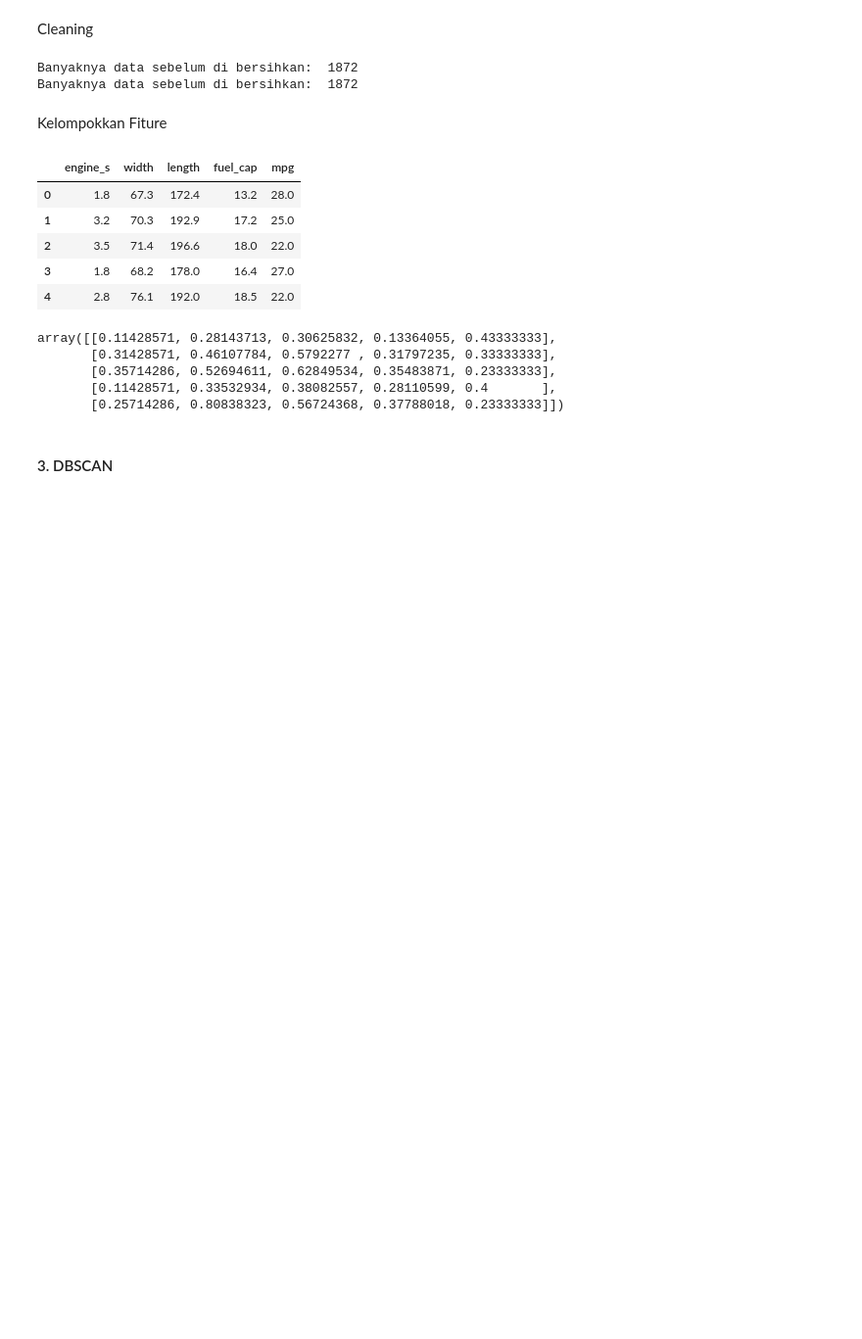
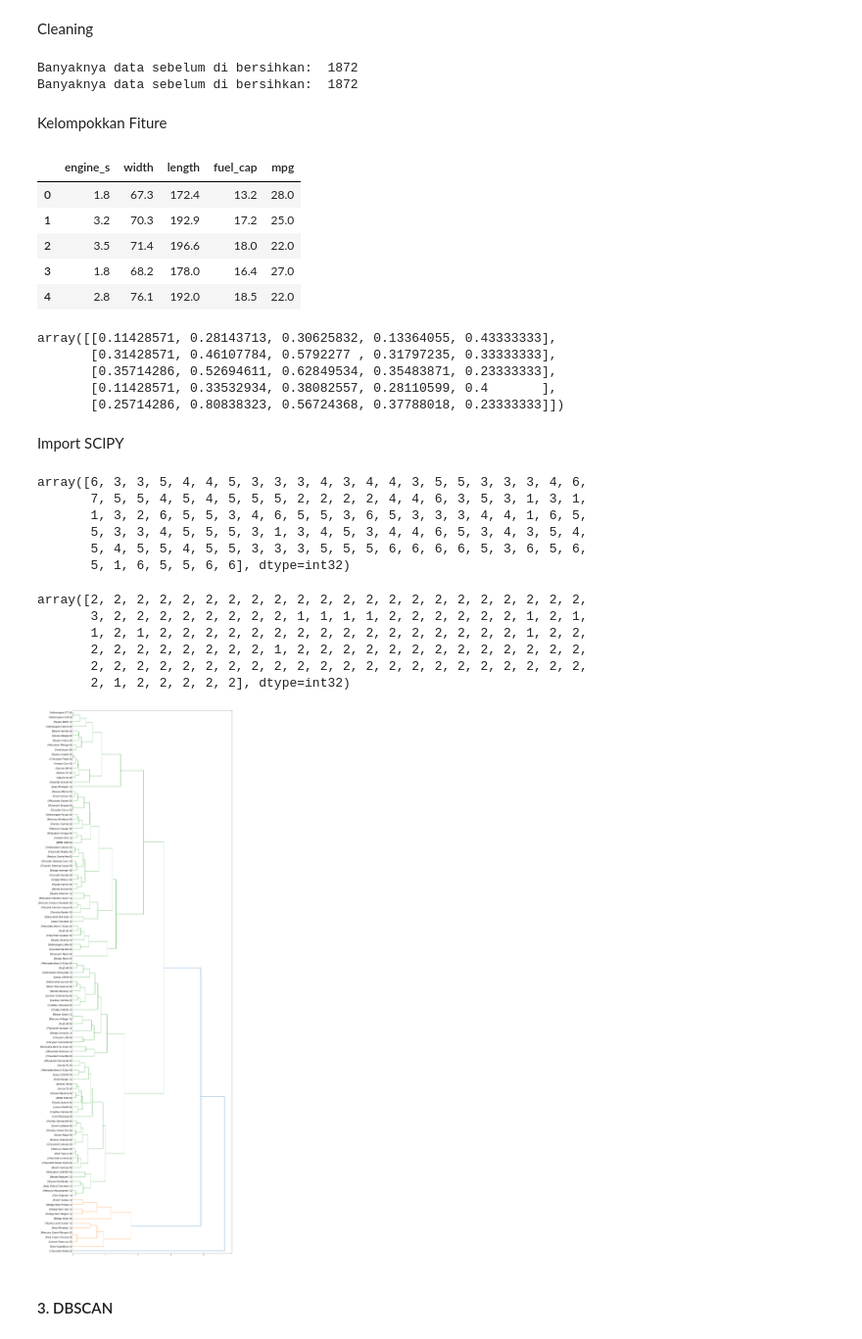
Before and after one commit to yuliusius1/metodelogi_data_science_b_repo, a Jupyter notebook: Pertemuan10/Clustering.ipynb, the cells around one changed output. Shown at 98% size. Drawn from its saved outputs; the diff is of its cells as text; code cells hidden in the pictures; blank space fills up the shorter version.

Commit message:
Update Clustering.ipynb
Show Dendrogram from dataHC

```diff
--- a/Pertemuan10/Clustering.ipynb
+++ b/Pertemuan10/Clustering.ipynb
@@ -175,5 +175,52 @@ array([[0.11428571, 0.28143713, 0.30625832, 0.13364055, 0.43333333],
        [0.35714286, 0.52694611, 0.62849534, 0.35483871, 0.23333333],
        [0.11428571, 0.33532934, 0.38082557, 0.28110599, 0.4       ],
        [0.25714286, 0.80838323, 0.56724368, 0.37788018, 0.23333333]])
+# %% [markdown]
+Import SCIPY
+# %%
+import scipy
+leng = fiture_minmax.shape[0]
+D = np.zeros([leng,leng])
+
+for i in range(leng):
+    for j in range(leng):
+        D[i,j] = scipy.spatial.distance.euclidean(fiture_minmax[i],fiture_minmax[j])
+# %%
+#Import Python Library
+import pylab
+import scipy.cluster.hierarchy as sch
+z = sch.linkage(D, method = 'complete')
+# %%
+from scipy.cluster.hierarchy import fcluster
+max_d = 3
+clusters = fcluster(z, max_d, criterion='distance')
+clusters
+# %% [output]
+array([6, 3, 3, 5, 4, 4, 5, 3, 3, 3, 4, 3, 4, 4, 3, 5, 5, 3, 3, 3, 4, 6,
+       7, 5, 5, 4, 5, 4, 5, 5, 5, 2, 2, 2, 2, 4, 4, 6, 3, 5, 3, 1, 3, 1,
+       1, 3, 2, 6, 5, 5, 3, 4, 6, 5, 5, 3, 6, 5, 3, 3, 3, 4, 4, 1, 6, 5,
+       5, 3, 3, 4, 5, 5, 5, 3, 1, 3, 4, 5, 3, 4, 4, 6, 5, 3, 4, 3, 5, 4,
+       5, 4, 5, 5, 4, 5, 5, 3, 3, 3, 5, 5, 5, 6, 6, 6, 6, 5, 3, 6, 5, 6,
+       5, 1, 6, 5, 5, 6, 6], dtype=int32)
+# %%
+# Kembali Menggunakan FCluster
+k = 3
+clusters_new = fcluster(z, k, criterion='maxclust')
+clusters_new
+# %% [output]
+array([2, 2, 2, 2, 2, 2, 2, 2, 2, 2, 2, 2, 2, 2, 2, 2, 2, 2, 2, 2, 2, 2,
+       3, 2, 2, 2, 2, 2, 2, 2, 2, 1, 1, 1, 1, 2, 2, 2, 2, 2, 2, 1, 2, 1,
+       1, 2, 1, 2, 2, 2, 2, 2, 2, 2, 2, 2, 2, 2, 2, 2, 2, 2, 2, 1, 2, 2,
+       2, 2, 2, 2, 2, 2, 2, 2, 1, 2, 2, 2, 2, 2, 2, 2, 2, 2, 2, 2, 2, 2,
+       2, 2, 2, 2, 2, 2, 2, 2, 2, 2, 2, 2, 2, 2, 2, 2, 2, 2, 2, 2, 2, 2,
+       2, 1, 2, 2, 2, 2, 2], dtype=int32)
+# %%
+# Lihat Gambar
+gambar = pylab.figure(figsize=(20,70))
+def llf(id):
+    return '[%s %s %s]' % (dataHC['manufact'][id], dataHC['model'][id], int(float(dataHC['type'][id])))
+gambar_dendro = sch.dendrogram(z, leaf_label_func=llf, leaf_rotation=0, leaf_font_size =16, labels = dataHC['model'], orientation = 'right')
+# %% [output]
+[figure, added]
 # %% [markdown]
 #### 3. DBSCAN
```
